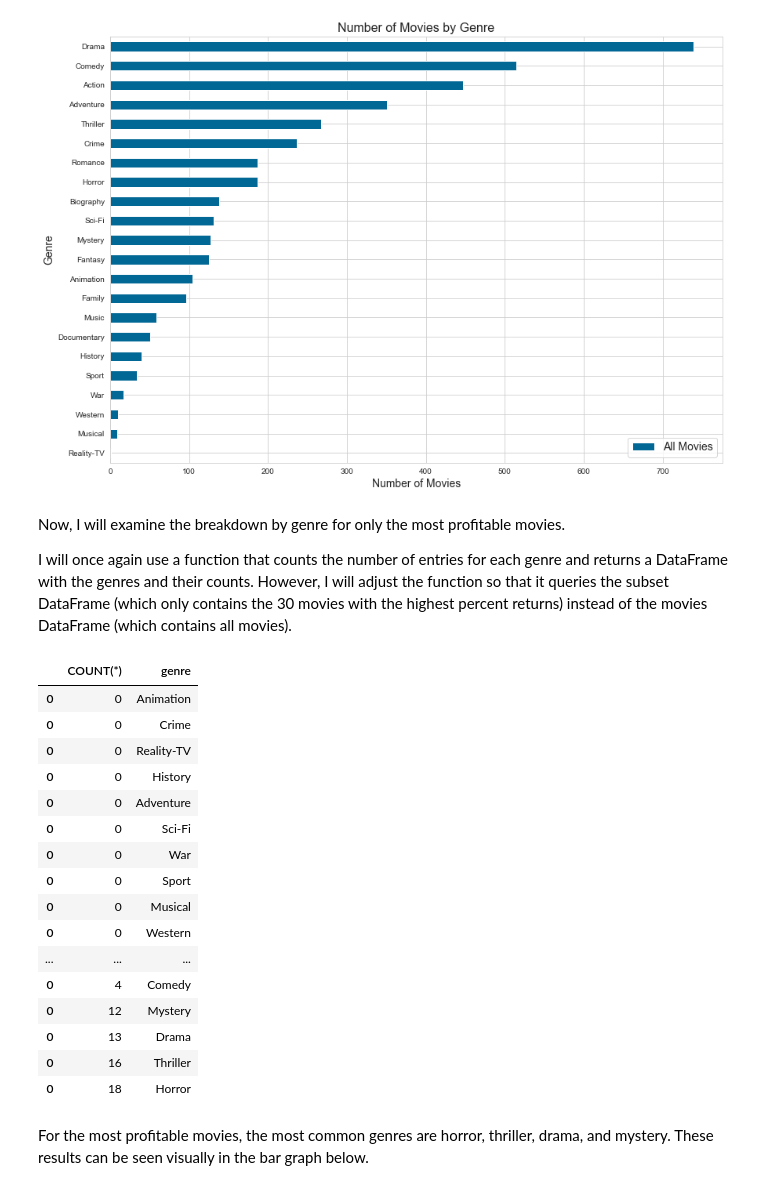
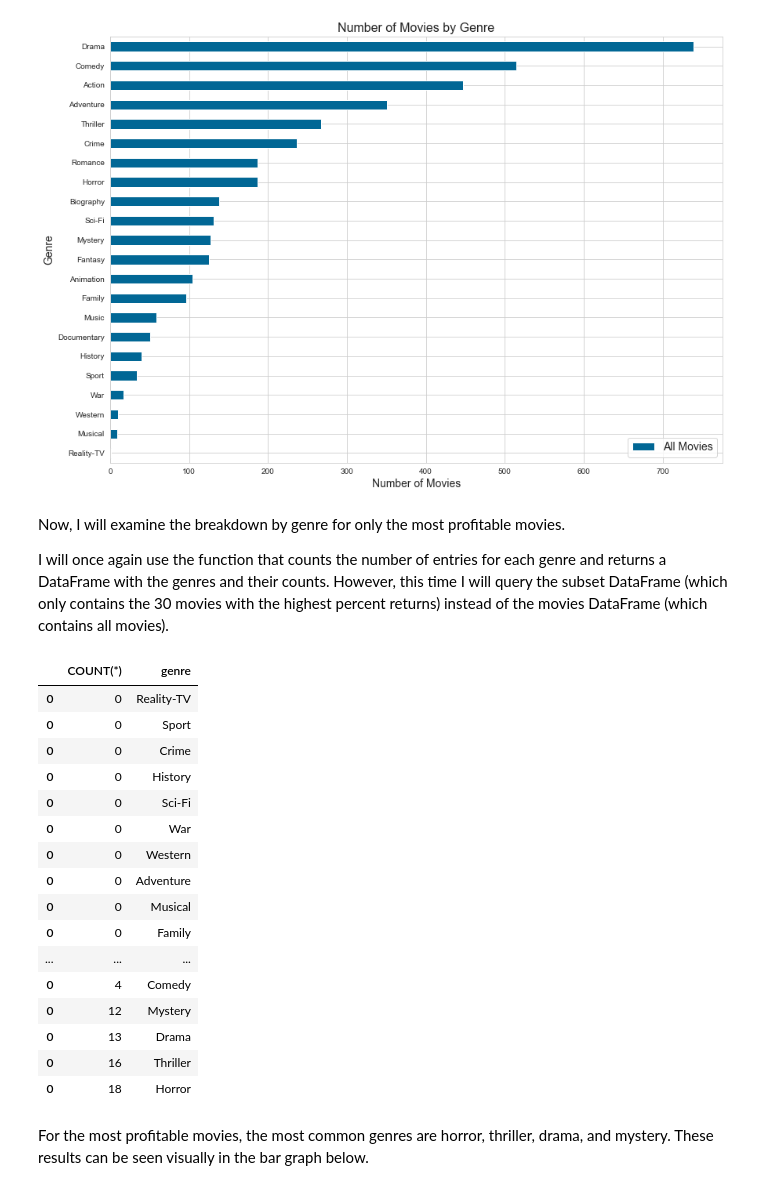
Before and after one commit to ccsurratt/highly_profitable_film_analysis, a Jupyter notebook: notebook.ipynb, the cells around one changed output. Drawn from its saved outputs; the diff is of its cells as text; code cells hidden in the pictures.

Commit message:
Improved function in Analysis by Genre section

```diff
--- a/notebook.ipynb
+++ b/notebook.ipynb
@@ -475,7 +484,10 @@ from pandasql import sqldf
 pysqldf = lambda q: sqldf(q, globals())
 
 # created a new function that takes one argument: the list of genres
-def number_in_genre(genres_list):
+def number_in_genre(table_name, genres_list):
+
+    '''Takes the name of the table to query as a string and the list of all genres in that table.
+    Returns a dataframe with each genre name and the number of times it appears in the table.'''
 
     # initializes and empty list
     dataframes = []
@@ -483,9 +495,9 @@ def number_in_genre(genres_list):
     # loop runs a query on each genre word in the genre list and returns the number of entries that
     # contain the genre word in the genres column
     for genre in genres_list:
-        q = """SELECT COUNT(*)
-               FROM movies
-               WHERE genres LIKE '%""" + genre + """%'"""
+        q = f"""SELECT COUNT(*)
+               FROM {table_name}
+               WHERE genres LIKE '%{genre}%'"""
 
         # returns the result (a series with the count from the query) as the variable df
         df = pysqldf(q)
@@ -543,44 +555,29 @@ plt.legend(loc=4, fontsize=14);
 # %% [markdown]
 Now, I will examine the breakdown by genre for only the most profitable movies.
 
-I will once again use a function that counts the number of entries for each genre and returns a DataFrame with the genres and their counts. However, I will adjust the function so that it queries the subset DataFrame (which only contains the 30 movies with the highest percent returns) instead of the movies DataFrame (which contains all movies).
+I will once again use the function that counts the number of entries for each genre and returns a DataFrame with the genres and their counts. However, this time I will query the subset DataFrame (which only contains the 30 movies with the highest percent returns) instead of the movies DataFrame (which contains all movies).
 # %%
-# Note that the function below is identical to the function above except for the "FROM" line of the query,
-# which has been changed to "subset" instead of "movies"
-
-def number_in_genre(genres_list):
-    dataframes = []
-    for genre in genres_list:
-        # The below que
-        q = """SELECT COUNT(*)
-               FROM subset
-               WHERE genres LIKE '%""" + genre + """%'"""
-        df = pysqldf(q)
-        df['genre'] = genre
-        dataframes.append(df)
-    return pd.concat(dataframes)
-
 # ran the function on the subset
-top_movie_genres = number_in_genre(genres)
+top_movie_genres = number_in_genre('subset', genres)
 
 # extracted to numpy array for chi2 test
 top_movie_genres_array = top_movie_genres['COUNT(*)'].to_numpy()
 
 # sorted the DataFrame by counts
 top_movie_genres.sort_values(by=["COUNT(*)"], inplace=True)
 top_movie_genres
 # %% [output]
 |  | COUNT(*) | genre |
-| 0 | 0 | Animation |
+| 0 | 0 | Reality-TV |
+| 0 | 0 | Sport |
 | 0 | 0 | Crime |
-| 0 | 0 | Reality-TV |
 | 0 | 0 | History |
-| 0 | 0 | Adventure |
 | 0 | 0 | Sci-Fi |
 | 0 | 0 | War |
-| 0 | 0 | Sport |
+| 0 | 0 | Western |
+| 0 | 0 | Adventure |
 | 0 | 0 | Musical |
-| 0 | 0 | Western |
+| 0 | 0 | Family |
 | ... | ... | ... |
 | 0 | 4 | Comedy |
 | 0 | 12 | Mystery |
```
Also changed, not shown: parts of 5 cells of this notebook.
